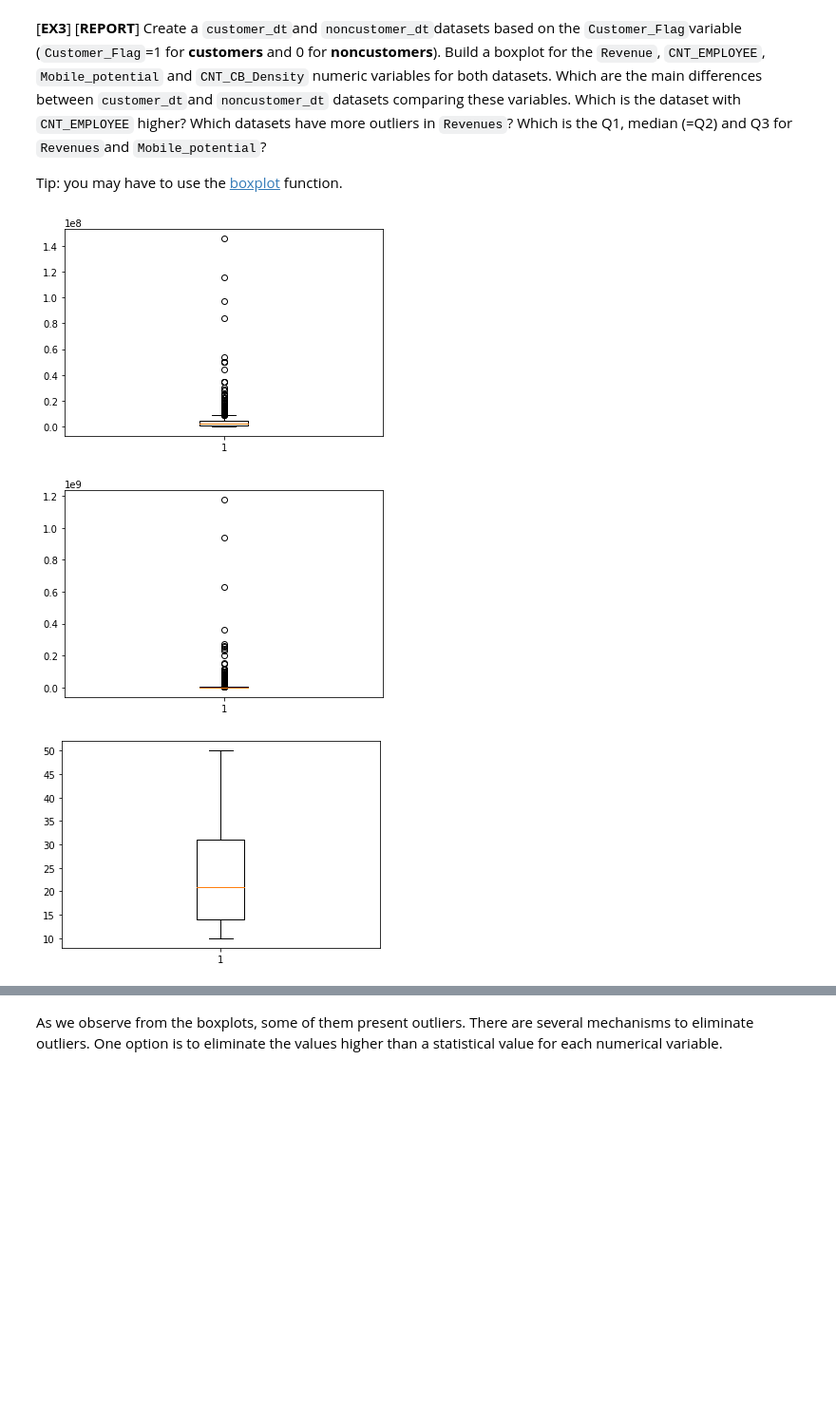
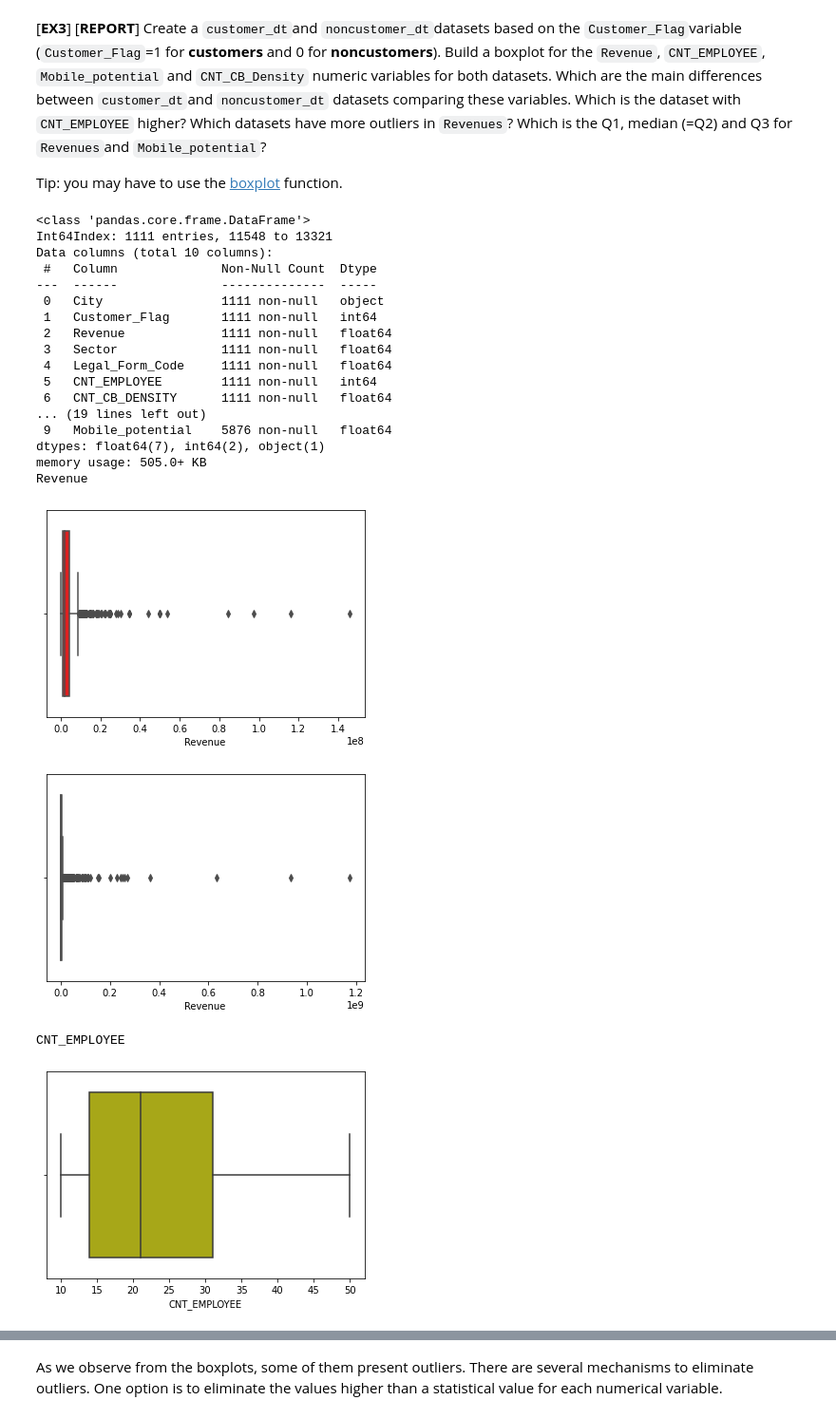
Before and after one commit to Xavaki/ML_project2, a Jupyter notebook: P02_Classification_student.ipynb, the cells around one changed output, grey strips where cells are left out. Shown at 95% size. Saved outputs shown, nothing was run; the diff lists cells and outputs as text; code cells hidden in the pictures; blank space fills up the shorter version.

```diff
--- a/P02_Classification_student.ipynb
+++ b/P02_Classification_student.ipynb
@@ -153,26 +157,47 @@ Furthermore, due to we are training a classifier (in our case, to classify betwe
 
 Tip: you may have to use the [boxplot](https://matplotlib.org/3.1.1/api/_as_gen/matplotlib.pyplot.boxplot.html) function.
 # %%
-#building customer and non-dataframes according to customer flag column
+# building customer and non-dataframes according to Customer_Flag
 customer_dt = market_dt[market_dt['Customer_Flag'] == 1]
 noncustomer_dt = market_dt[market_dt['Customer_Flag'] == 0]
 
+# get information of new datasets
+customer_dt.info()
+noncustomer_dt.info()
+
+# feature list
 f = ['Revenue', 'CNT_EMPLOYEE','Mobile_potential', 'CNT_CB_DENSITY']
+# color list
+c = ['r', 'y','g', 'b']
 
+## Customer and non-customer boxplots
+for i in range(0, len(f)):
+    print(f[i])
 
-#customer boxplots and non customer boxplots
-for feature in f:
-    plt.boxplot(customer_dt[feature])
+    sns.boxplot(customer_dt[f[i]], color=c[i])
     plt.show()
 
-    plt.boxplot(noncustomer_dt[feature])
+    sns.boxplot(noncustomer_dt[f[i]], color=c[i])
     plt.show()
-
-
-#customer and non-customer stats
-customer_stats = customer_dt.describe()
-noncustomer_stats = noncustomer_dt.describe()
 # %% [output]
+<class 'pandas.core.frame.DataFrame'>
+Int64Index: 1111 entries, 11548 to 13321
+Data columns (total 10 columns):
+ #   Column              Non-Null Count  Dtype
+---  ------              --------------  -----
+ 0   City                1111 non-null   object
+ 1   Customer_Flag       1111 non-null   int64
+ 2   Revenue             1111 non-null   float64
+ 3   Sector              1111 non-null   float64
+ 4   Legal_Form_Code     1111 non-null   float64
+ 5   CNT_EMPLOYEE        1111 non-null   int64
+ 6   CNT_CB_DENSITY      1111 non-null   float64
+... (19 lines left out)
+ 9   Mobile_potential    5876 non-null   float64
+dtypes: float64(7), int64(2), object(1)
+memory usage: 505.0+ KB
+Revenue
-[figure, old version]
+[figure, new version]
-[figure, old version]
+[figure, new version]
+CNT_EMPLOYEE
-[figure, old version]
+[figure, new version]
```
Also changed, not shown: parts of 35 cells of this notebook.
